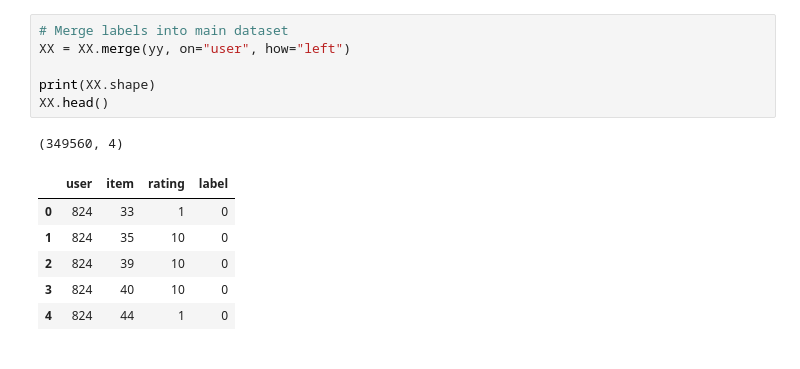
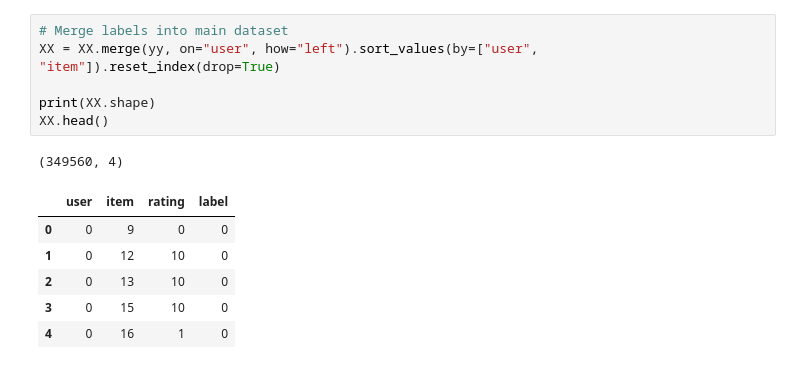
Before and after one commit to WiceKiwi/cs421-project, a Jupyter notebook: training/first_and_second_batch_train.ipynb, the cells around one changed output. Cells and saved outputs as stored; diff of their text form.

```diff
--- a/training/first_and_second_batch_train.ipynb
+++ b/training/first_and_second_batch_train.ipynb
@@ -43,18 +49,18 @@ XX.rename(columns={0:"user",1:"item",2:"rating"},inplace=True)
 yy.rename(columns={0:"user",1:"label"},inplace=True)
 # %%
 # Merge labels into main dataset
-XX = XX.merge(yy, on="user", how="left")
+XX = XX.merge(yy, on="user", how="left").sort_values(by=["user", "item"]).reset_index(drop=True)
 
 print(XX.shape)
 XX.head()
 # %% [output]
 (349560, 4)
 |  | user | item | rating | label |
-| 0 | 824 | 33 | 1 | 0 |
-| 1 | 824 | 35 | 10 | 0 |
-| 2 | 824 | 39 | 10 | 0 |
-| 3 | 824 | 40 | 10 | 0 |
-| 4 | 824 | 44 | 1 | 0 |
+| 0 | 0 | 9 | 0 | 0 |
+| 1 | 0 | 12 | 10 | 0 |
+| 2 | 0 | 13 | 10 | 0 |
+| 3 | 0 | 15 | 10 | 0 |
+| 4 | 0 | 16 | 1 | 0 |
 # %%
 from utils.feature_transformation import aggregate_features
 
```
Also changed, not shown: parts of 12 cells of this notebook, 4 other files.
